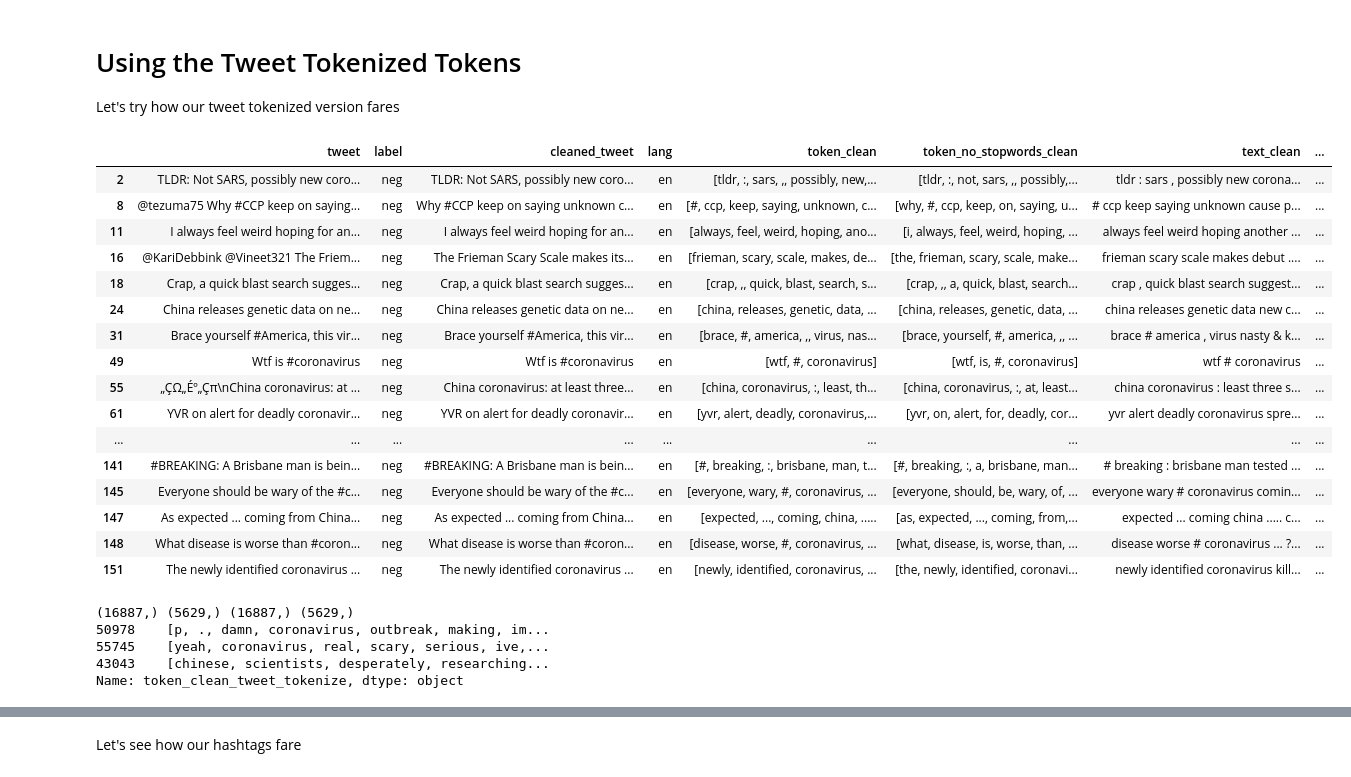
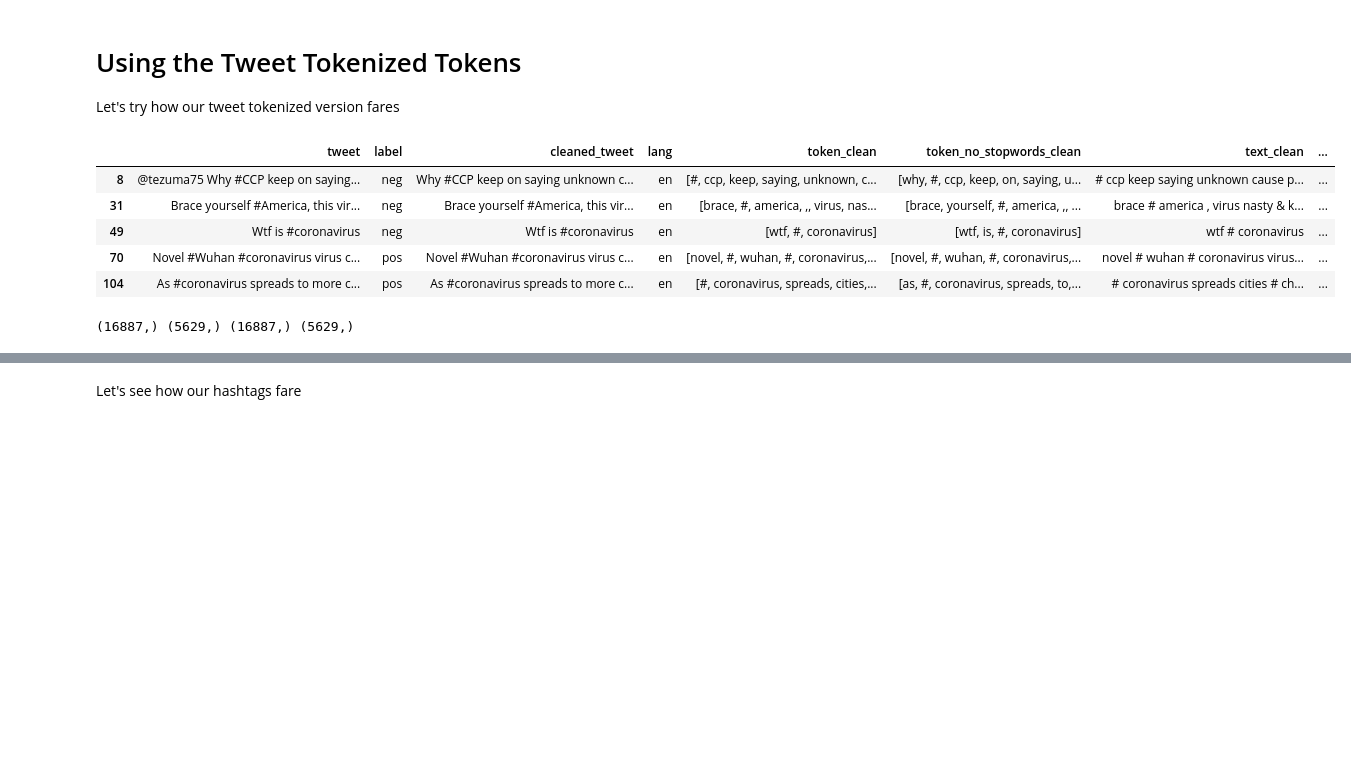
Before and after one commit to miam-bonbon/assignment-adv-nlp, a Jupyter notebook: adv_nlp_assignment_mh_03_baseline_model.ipynb, the cells around one changed output, grey strips where cells are left out. Cells and saved outputs as stored; diff of their text form; code cells hidden in the pictures; blank space fills up the shorter version.

```diff
--- a/adv_nlp_assignment_mh_03_baseline_model.ipynb
+++ b/adv_nlp_assignment_mh_03_baseline_model.ipynb
@@ -223,26 +223,15 @@ Theese seem better than the label!
 # Using the Tweet Tokenized Tokens
 
 Let's try how our tweet tokenized version fares
-# %%
-data.head(25)
-# %% [output]
-|  | tweet | label | cleaned_tweet | lang | token_clean | token_no_stopwords_clean | text_clean | ... |
-| 2 | TLDR: Not SARS, possibly new coro... | neg | TLDR: Not SARS, possibly new coro... | en | [tldr, :, sars, ,, possibly, new,... | [tldr, :, not, sars, ,, possibly,... | tldr : sars , possibly new corona... | ... |
-| 8 | @tezuma75 Why #CCP keep on saying... | neg | Why #CCP keep on saying unknown c... | en | [#, ccp, keep, saying, unknown, c... | [why, #, ccp, keep, on, saying, u... | # ccp keep saying unknown cause p... | ... |
-| 11 | I always feel weird hoping for an... | neg | I always feel weird hoping for an... | en | [always, feel, weird, hoping, ano... | [i, always, feel, weird, hoping, ... | always feel weird hoping another ... | ... |
-| 16 | @KariDebbink @Vineet321 The Friem... | neg | The Frieman Scary Scale makes its... | en | [frieman, scary, scale, makes, de... | [the, frieman, scary, scale, make... | frieman scary scale makes debut .... | ... |
-| 18 | Crap, a quick blast search sugges... | neg | Crap, a quick blast search sugges... | en | [crap, ,, quick, blast, search, s... | [crap, ,, a, quick, blast, search... | crap , quick blast search suggest... | ... |
-| 24 | China releases genetic data on ne... | neg | China releases genetic data on ne... | en | [china, releases, genetic, data, ... | [china, releases, genetic, data, ... | china releases genetic data new c... | ... |
-| 31 | Brace yourself #America, this vir... | neg | Brace yourself #America, this vir... | en | [brace, #, america, ,, virus, nas... | [brace, yourself, #, america, ,, ... | brace # america , virus nasty & k... | ... |
-| 49 | Wtf is #coronavirus | neg | Wtf is #coronavirus | en | [wtf, #, coronavirus] | [wtf, is, #, coronavirus] | wtf # coronavirus | ... |
-| 55 | „ÇΩ„Éº„Çπ\nChina coronavirus: at ... | neg | China coronavirus: at least three... | en | [china, coronavirus, :, least, th... | [china, coronavirus, :, at, least... | china coronavirus : least three s... | ... |
-| 61 | YVR on alert for deadly coronavir... | neg | YVR on alert for deadly coronavir... | en | [yvr, alert, deadly, coronavirus,... | [yvr, on, alert, for, deadly, cor... | yvr alert deadly coronavirus spre... | ... |
-| ... | ... | ... | ... | ... | ... | ... | ... | ... |
-| 141 | #BREAKING: A Brisbane man is bein... | neg | #BREAKING: A Brisbane man is bein... | en | [#, breaking, :, brisbane, man, t... | [#, breaking, :, a, brisbane, man... | # breaking : brisbane man tested ... | ... |
-| 145 | Everyone should be wary of the #c... | neg | Everyone should be wary of the #c... | en | [everyone, wary, #, coronavirus, ... | [everyone, should, be, wary, of, ... | everyone wary # coronavirus comin... | ... |
-| 147 | As expected ... coming from China... | neg | As expected ... coming from China... | en | [expected, ..., coming, china, ..... | [as, expected, ..., coming, from,... | expected ... coming china ..... c... | ... |
-| 148 | What disease is worse than #coron... | neg | What disease is worse than #coron... | en | [disease, worse, #, coronavirus, ... | [what, disease, is, worse, than, ... | disease worse # coronavirus ... ?... | ... |
-| 151 | The newly identified coronavirus ... | neg | The newly identified coronavirus ... | en | [newly, identified, coronavirus, ... | [the, newly, identified, coronavi... | newly identified coronavirus kill... | ... |
+# %%
+data[data['token_clean_tweet_tokenize'].astype(str).str.contains('#')].head()
+# %% [output]
+|  | tweet | label | cleaned_tweet | lang | token_clean | token_no_stopwords_clean | text_clean | ... |
+| 8 | @tezuma75 Why #CCP keep on saying... | neg | Why #CCP keep on saying unknown c... | en | [#, ccp, keep, saying, unknown, c... | [why, #, ccp, keep, on, saying, u... | # ccp keep saying unknown cause p... | ... |
+| 31 | Brace yourself #America, this vir... | neg | Brace yourself #America, this vir... | en | [brace, #, america, ,, virus, nas... | [brace, yourself, #, america, ,, ... | brace # america , virus nasty & k... | ... |
+| 49 | Wtf is #coronavirus | neg | Wtf is #coronavirus | en | [wtf, #, coronavirus] | [wtf, is, #, coronavirus] | wtf # coronavirus | ... |
+| 70 | Novel #Wuhan #coronavirus virus c... | pos | Novel #Wuhan #coronavirus virus c... | en | [novel, #, wuhan, #, coronavirus,... | [novel, #, wuhan, #, coronavirus,... | novel # wuhan # coronavirus virus... | ... |
+| 104 | As #coronavirus spreads to more c... | pos | As #coronavirus spreads to more c... | en | [#, coronavirus, spreads, cities,... | [as, #, coronavirus, spreads, to,... | # coronavirus spreads cities # ch... | ... |
 # %%
 from sklearn.model_selection import train_test_split
 
@@ -253,10 +242,5 @@ X_test, y_test = data_test["token_clean_tweet_tokenize"], data_test["label"]
 
 # Now you have X_train, X_test, y_train, and y_test for your model training and evaluation
 print(X_train.shape, X_test.shape, y_train.shape, y_test.shape)
-print(X_train.head(3))
 # %% [output]
 (16887,) (5629,) (16887,) (5629,)
-50978    [p, ., damn, coronavirus, outbreak, making, im...
-55745    [yeah, coronavirus, real, scary, serious, ive,...
-43043    [chinese, scientists, desperately, researching...
-Name: token_clean_tweet_tokenize, dtype: object
```
Also changed, not shown: parts of 12 cells of this notebook.
